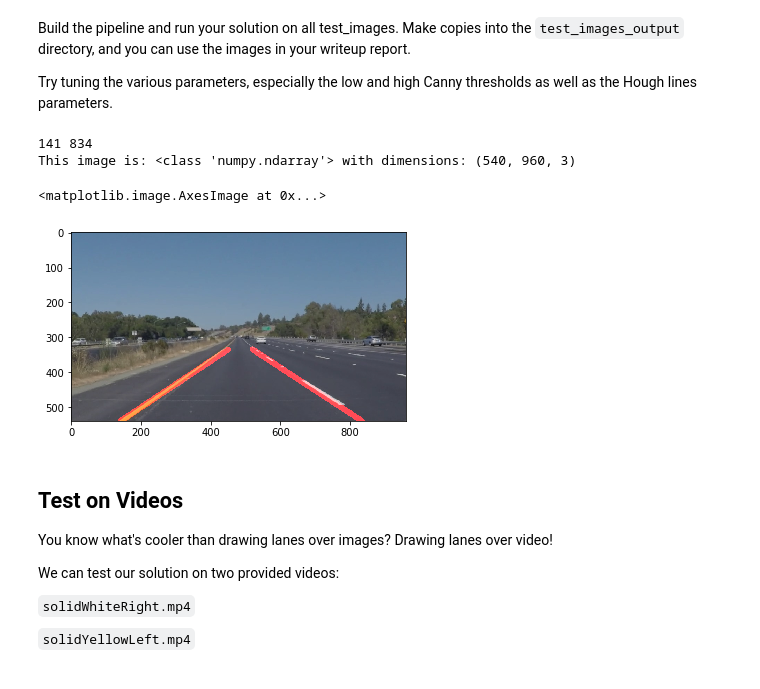
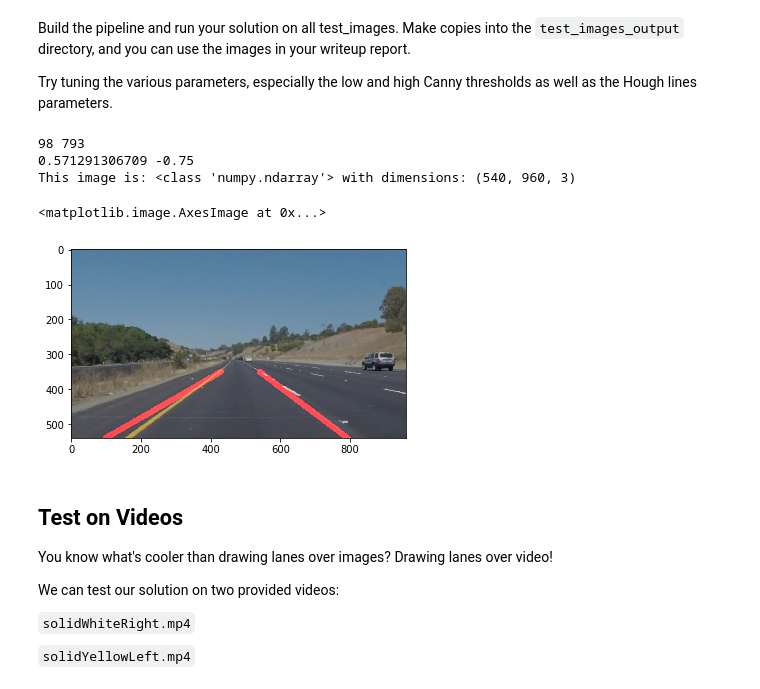
Before and after one commit to kimasenbeck/LaneDetection, a Jupyter notebook: P1.ipynb, the cells around one changed output. Cells and saved outputs as stored; diff of their text form; code cells hidden in the pictures.

Commit message:
fixed the jumpy lines - no longer jumping to middle

```diff
--- a/P1.ipynb
+++ b/P1.ipynb
@@ -155,19 +155,21 @@ def draw_lines(img, lines, color=[255, 0, 0], thickness=15):
     totalLengthR = 0
     for line in lines:
         for x1,y1,x2,y2 in line:
+            if x1 < 110 or x1 > 840 or x2 < 110 or x2 > 840 or y1 < 300 or y2 < 300:
+                continue
             slope = (y2-y1)/(x2-x1)
             weight = math.hypot(x2 - x1, y2 - y1)
             if slope > 0:
                 x1l += x1
                 x2l += x2
-                if slope > 0.3 and not math.isnan(slope):
+                if slope > 0.4 and not math.isnan(slope):
                     totalLengthL += weight
                     leftSlope += slope*weight
                     leftLine.append(line)
             else:
                 x1r += x1
                 x2r += x2
-                if slope < -0.3 and not math.isnan(slope):
+                if slope < -0.4 and not math.isnan(slope):
                     rightSlope += slope*weight
                     rightLine.append(line)
                     totalLengthR += weight
@@ -189,19 +191,19 @@ def draw_lines(img, lines, color=[255, 0, 0], thickness=15):
     x2r//=len(rightLine)
 
     #(y-y') =M(x-x')
-    #(540 - 315) = slope(x - 485)  <--- 485 is the horizon point
-    #225 = leftSlope*x - slope*485
+    #(540 - 335) = slope(x - 485)
+    #205 = leftSlope*x - slope*485
     #leftSlope*x = - slope*485 - 225
     #x = -485 (-225)/slope
 
-    rightIntercept = 485 - int(225/rightSlope)
-    leftIntercept = 485 - int(225/leftSlope)
+    rightIntercept = 540 - int(190/rightSlope)
+    leftIntercept = 430 - int(190/leftSlope)
 
     print (leftIntercept, rightIntercept)
     #now that we have the slope of the lines, we can extrapolate from the bottom of the image
-    cv2.line(img, (rightIntercept, 540), (520, 335), color, thickness)
-    cv2.line(img, (leftIntercept, 540), (450, 335), color, thickness)
-
+    cv2.line(img, (leftIntercept, 540), (430, 350), color, thickness)
+    cv2.line(img, (rightIntercept, 540), (540, 350), color, thickness)
+    print(leftSlope, rightSlope)
 
 
 def hough_lines(img, rho, theta, threshold, min_line_len, max_line_gap):
@@ -257,7 +259,7 @@ Try tuning the various parameters, especially the low and high Canny thresholds
 import numpy
 import math
 
-img = "solidYellowLeft.jpg"
+img = "solidYellowCurve.jpg"
 
 #reading in an image
 image = mpimg.imread('test_images/' + img)
@@ -270,46 +272,46 @@ kernel_size = 5
 blur_gray = cv2.GaussianBlur(gray,(kernel_size, kernel_size),0)
 
 # Define our parameters for Canny and apply
 low_threshold = 200
-high_threshold = 250
+high_threshold = 255
 edges = cv2.Canny(blur_gray, low_threshold, high_threshold)
 
 # Next we'll create a masked edges image using cv2.fillPoly()
 mask = np.zeros_like(edges)
 ignore_mask_color = 255
 
 # This time we are defining a four sided polygon to mask
 imshape = image.shape
 vertices = np.array([[(0,imshape[0]),(0, 0), (imshape[1], 0), (imshape[1],imshape[0])]], dtype=np.int32)
 cv2.fillPoly(mask, vertices, ignore_mask_color)
 masked_edges = cv2.bitwise_and(edges, mask)
 
+# defining region of interest
+shape = numpy.array([ [160, 540], [430, 350], [540, 350], [900,540] ], numpy.int32)
+roi = region_of_interest(masked_edges, [shape])
 
 # Define the Hough transform parameters
 # Make a blank the same size as our image to draw on
-rho = 5 # distance resolution in pixels of the Hough grid
-theta = np.pi/159 # angular resolution in radians of the Hough grid
-threshold = 20 # minimum number of votes (intersections in Hough grid cell)
-min_line_length = 26 #minimum number of pixels making up a line
-max_line_gap = 100    # maximum gap in pixels between connectable line segments
+rho = 1 # distance resolution in pixels of the Hough grid
+theta = np.pi/180 # angular resolution in radians of the Hough grid
+threshold = 30 # minimum number of votes (intersections in Hough grid cell)
+min_line_length = 10 #minimum number of pixels making up a line
+max_line_gap = 150    # maximum gap in pixels between connectable line segments
 
 #Call Hough Lines algorithm
-hough = hough_lines(edges, rho, theta, threshold, min_line_length, max_line_gap)
-
-#defining region of interest
-vertices = numpy.array([ [140, 540], [480,300], [880,540] ], numpy.int32)
-#roi = region_of_interest(hough, [vertices])
+hough = hough_lines(roi, rho, theta, threshold, min_line_length, max_line_gap)
 
 result = weighted_img(hough, image, α=0.8, β=1., λ=0.)
 
 #printing out some stats and plotting
 print('This image is:', type(image), 'with dimensions:', image.shape)
 plt.imshow(result, cmap='gray')
 # %% [output]
-141 834
+98 793
+0.571291306709 -0.75
 This image is: <class 'numpy.ndarray'> with dimensions: (540, 960, 3)
 <matplotlib.image.AxesImage at 0x...>
-[figure, old version]
+[figure, new version]
 # %% [markdown]
 ## Test on Videos
 
```
Also changed, not shown: parts of 4 cells of this notebook, 3 other files.
